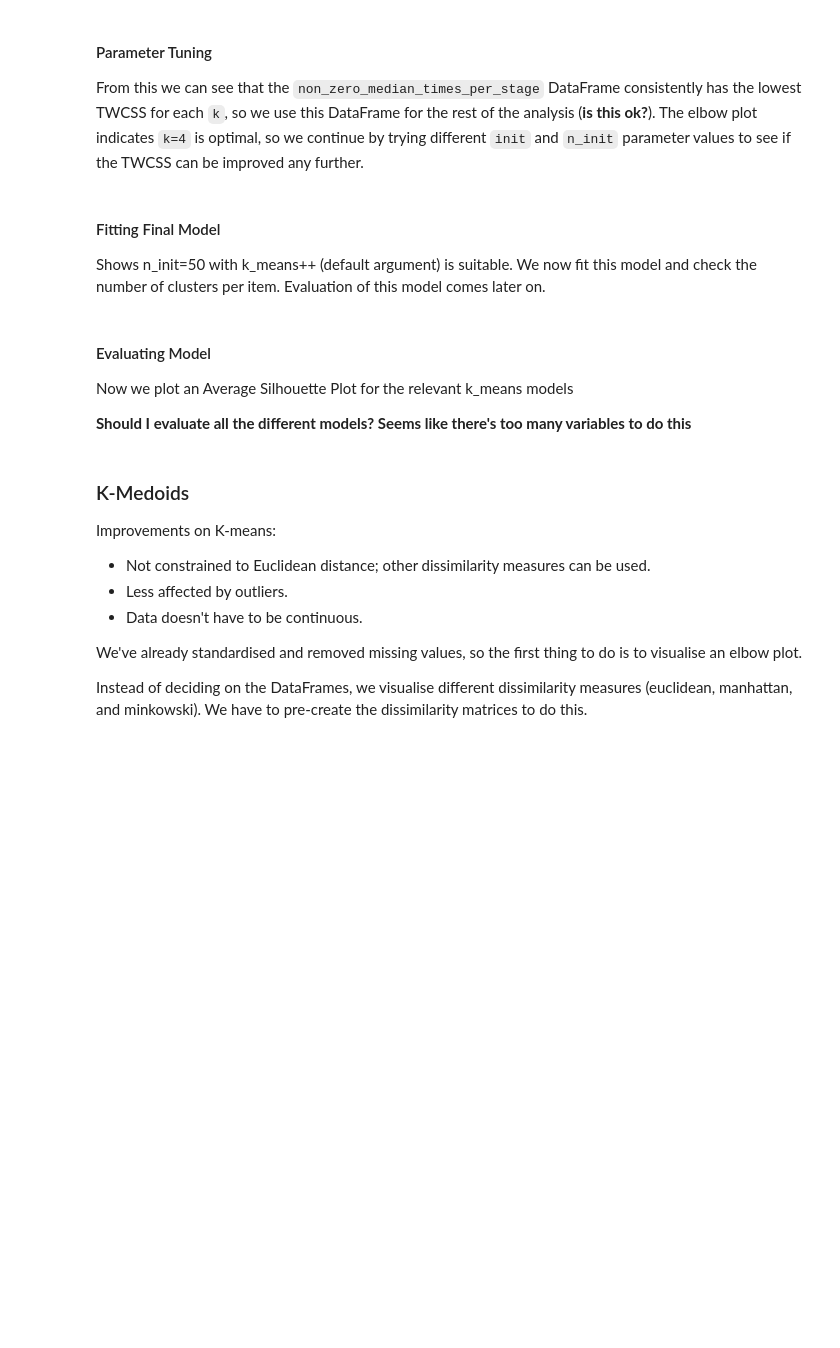
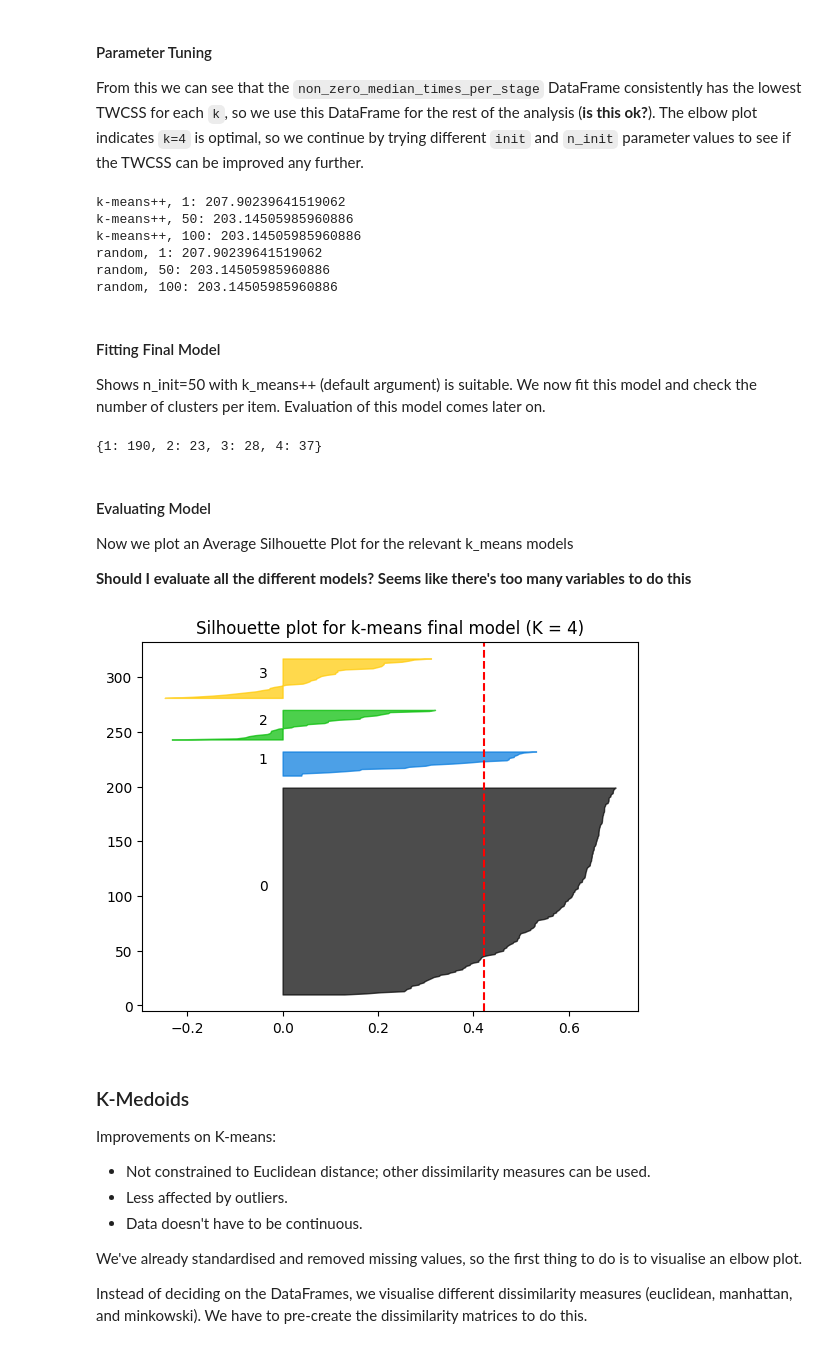
Before and after one commit to LaurieGale10/primmdebug-evaluation-study, a Jupyter notebook: main.ipynb, the cells around one changed output. Cells and saved outputs as stored; diff of their text form; code cells hidden in the pictures; blank space fills up the shorter version.

Commit message:
Improve visualisations for current clustering algorithms

```diff
--- a/main.ipynb
+++ b/main.ipynb
@@ -309,17 +342,11 @@ First, we generate a set of matrices (`DataFrame`s) to act as parameters for clu
 # %%
 columns: list[DebuggingStage] = [DebuggingStage.predict, DebuggingStage.run, DebuggingStage.spot_defect, DebuggingStage.inspect_code, DebuggingStage.find_error, DebuggingStage.fix_error, DebuggingStage.test]
 
-non_zero_times_per_stage_df: DataFrame = DataFrame(columns=columns)
-median_times_per_stage_df: DataFrame = DataFrame(columns=columns)
 non_zero_median_times_per_stage_df: DataFrame = DataFrame(columns=columns)
 
 for exercise_log in EXERCISE_LOGS:
     times_per_stage: dict[DebuggingStage, float] = {stage: time for stage, time in ExerciseLogProcessor.get_time_per_stage(exercise_log).items() if stage in columns}
-    if all(value > 0 for value in times_per_stage.values()):
-        #Adding exercise id as index to each row of the DataFrame to allow associating log stats with future clusters
-        non_zero_times_per_stage_df.loc[exercise_log.id] = times_per_stage
     median_times_per_stage: dict[DebuggingStage, float] = {stage: time for stage, time in ExerciseLogProcessor.get_time_per_stage(exercise_log, True).items() if stage in columns}
-    median_times_per_stage_df.loc[exercise_log.id] = median_times_per_stage
     if all(value > 0 for value in median_times_per_stage.values()):
         non_zero_median_times_per_stage_df.loc[exercise_log.id] = median_times_per_stage
 # %% [markdown]
@@ -344,5 +358,0 @@ Each scatter plot matrix shows a few outliers, which are subsequently removed wi
-# %%
-#Threshold for outliers:
-non_zero_times_per_stage_df = non_zero_times_per_stage_df[(non_zero_times_per_stage_df.abs() <= 3).all(axis=1)]
-median_times_per_stage_df = median_times_per_stage_df[(median_times_per_stage_df.abs() <= 3).all(axis=1)]
-non_zero_median_times_per_stage_df = non_zero_median_times_per_stage_df[(non_zero_median_times_per_stage_df.abs() <= 3).all(axis=1)]
@@ -349,3 +365,6 @@ non_zero_median_times_per_stage_df = non_zero_median_times_per_stage_df[(non_zer
+# %%
+threshold: float = 3.0
+non_zero_median_times_per_stage_df = non_zero_median_times_per_stage_df[(non_zero_median_times_per_stage_df.abs() <= threshold).all(axis=1)]
 # %% [markdown]
 ### Should Clustering be Applied?
 Apply the following tests to the Dataframes based on guidance in Kassambara (2017):
@@ -415,6 +431,13 @@ for init in ["k-means++", "random"]:
     for n_init in [1, 50, 100]:
         k_means = KMeans(n_clusters=4, init=init, n_init=n_init, random_state=0).fit(non_zero_median_times_per_stage_df)
         print(f"{init}, {n_init}: {k_means.inertia_}")
+# %% [output]
+k-means++, 1: 207.90239641519062
+k-means++, 50: 203.14505985960886
+k-means++, 100: 203.14505985960886
+random, 1: 207.90239641519062
+random, 50: 203.14505985960886
+random, 100: 203.14505985960886
 # %% [markdown]
 #### Fitting Final Model
 Shows n_init=50 with k_means++ (default argument) is suitable. We now fit this model and check the number of clusters per item. Evaluation of this model comes later on.
@@ -430,6 +453,8 @@ items_per_cluster: dict[int, int] = {
 for label in k_means_final_model.labels_:
     items_per_cluster[label+1] += 1
 print(items_per_cluster)
+# %% [output]
+{1: 190, 2: 23, 3: 28, 4: 37}
 # %% [markdown]
 #### Evaluating Model
 Now we plot an Average Silhouette Plot for the relevant k_means models
@@ -438,18 +463,22 @@ Now we plot an Average Silhouette Plot for the relevant k_means models
 # %%
 cluster_labels = k_means_final_model.fit_predict(non_zero_median_times_per_stage_df)
 silhouette_values = metrics.silhouette_samples(non_zero_median_times_per_stage_df, cluster_labels) #TODO: Currently working out two instances of silhouette score; assimilate
 silhouette_score = metrics.silhouette_score(non_zero_median_times_per_stage_df, cluster_labels)
 fig, ax = plot_silhouette_plot(cluster_labels, silhouette_values, silhouette_score, k_means_final_model.n_clusters)
 
+"""
 cluster_metrics = calculate_cluster_evaluation_metrics(non_zero_median_times_per_stage_df, cluster_labels)
 
 print("Evaluation metrics:")
 print(f"Point Biserial correlation coefficient: {cluster_metrics["point_biserial_correlation"]:.2f}")
 print(f"Average silhouette width: {cluster_metrics["average_silhouette_width"]:.2f}")
 print(f"Hubert's C: {cluster_metrics["huberts_c"]:.2f}")
+"""
 
 plt.title("Silhouette plot for k-means final model (K = 4)")
 plt.show()
+# %% [output]
+[figure, added]
 # %% [markdown]
 ### K-Medoids
 
```
Also changed, not shown: parts of 37 cells of this notebook, 1 other file.
